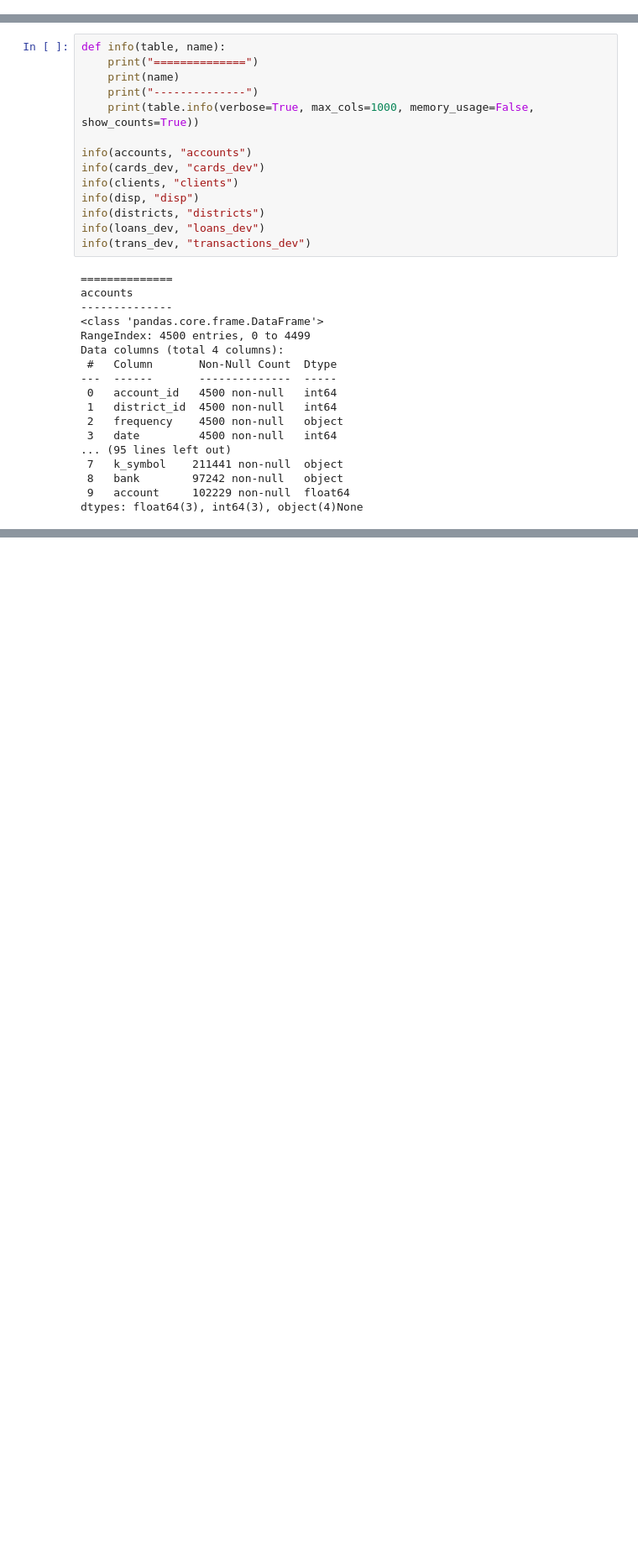
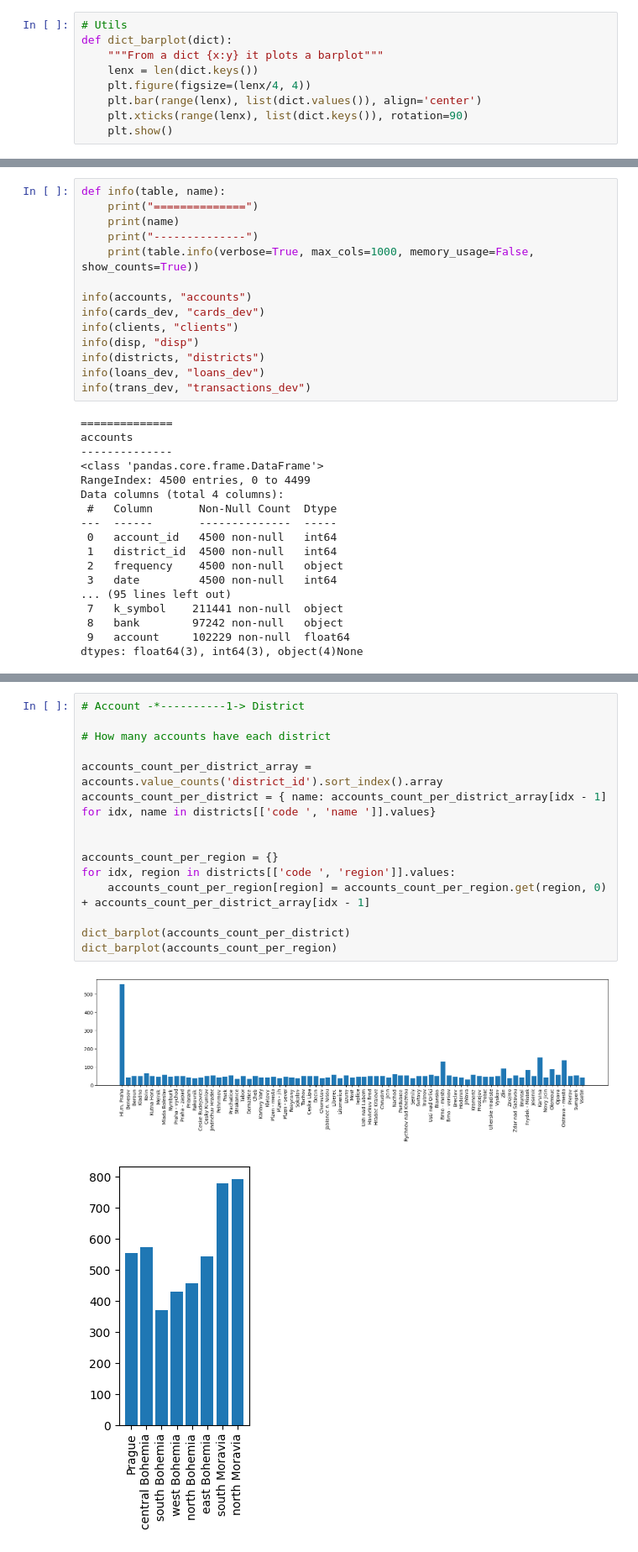
Before and after one commit to biromiro/feup-ac, a Jupyter notebook: main.ipynb, the cells around one changed output, grey strips where cells are left out. Shown: that part at 84% size. Cells and saved outputs as stored; diff of their text form; blank space fills up the shorter version.

```diff
--- a/main.ipynb
+++ b/main.ipynb
@@ -77,6 +77,15 @@ from sklearn.metrics import accuracy_score
 from sklearn.preprocessing import LabelEncoder, StandardScaler
 from collections import Counter
 import missingno as msno
+# %%
+# Utils
+def dict_barplot(dict):
+    """From a dict {x:y} it plots a barplot"""
+    lenx = len(dict.keys())
+    plt.figure(figsize=(lenx/4, 4))
+    plt.bar(range(lenx), list(dict.values()), align='center')
+    plt.xticks(range(lenx), list(dict.keys()), rotation=90)
+    plt.show()
 # %%
 accounts = pd.read_csv('data/account.csv', sep=';')
 cards_dev = pd.read_csv('data/card_dev.csv', sep=';')
@@ -212,0 +231,18 @@ loans_dev : 328/682 objects
+# %%
+# Account -*----------1-> District
+
+# How many accounts have each district
+
+accounts_count_per_district_array = accounts.value_counts('district_id').sort_index().array
+accounts_count_per_district = { name: accounts_count_per_district_array[idx - 1] for idx, name in districts[['code ', 'name ']].values}
+
+
+accounts_count_per_region = {}
+for idx, region in districts[['code ', 'region']].values:
+    accounts_count_per_region[region] = accounts_count_per_region.get(region, 0) + accounts_count_per_district_array[idx - 1]
+
+dict_barplot(accounts_count_per_district)
+dict_barplot(accounts_count_per_region)
+# %% [output]
+[figure, added]
+[figure, added]
```
Also changed, not shown: parts of 14 cells of this notebook, 1 other file.
